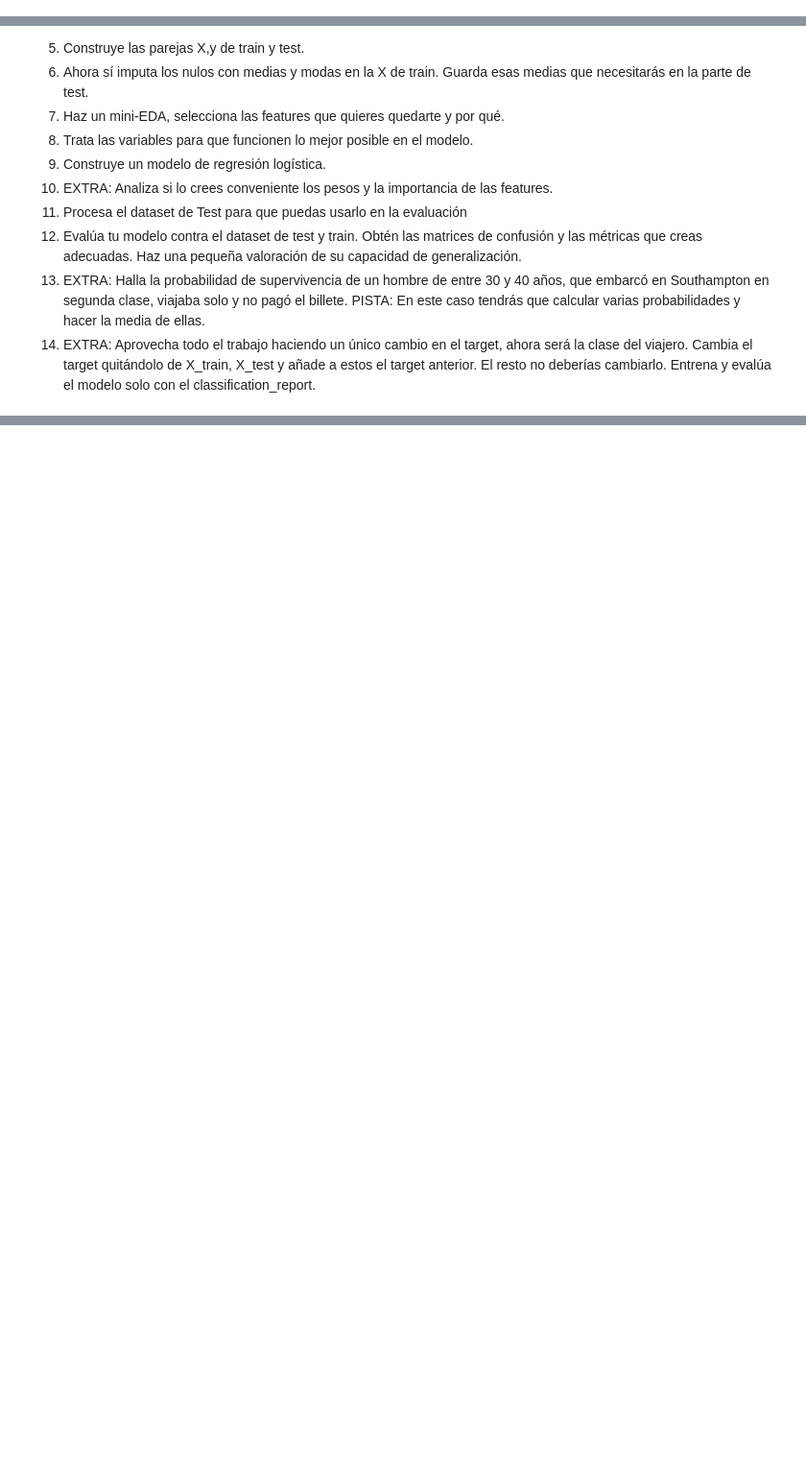
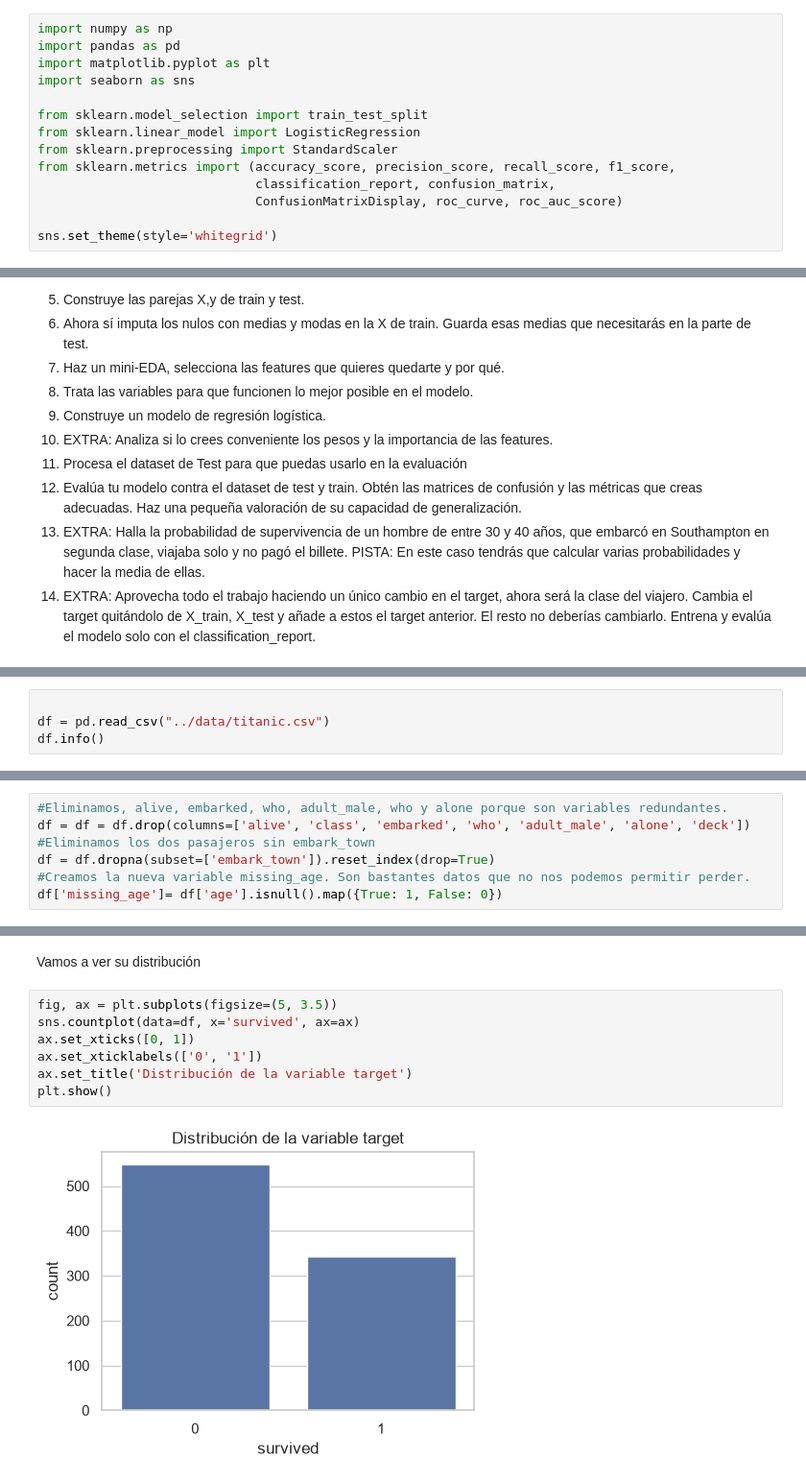
Before and after one commit to jorgeshzhndz/DS-Repo-JorgeSanchez, a Jupyter notebook: 04_Machine_Learning/02_ML_Supervisado/03_Clasificacion_con_Regresion_Logistica/ejercicios/P01_Practica_Clasificacion_Regresion_Logistica.ipynb, the cells around one changed output, grey strips where cells are left out. Shown at 96% size. Saved outputs shown, nothing was run; the diff lists cells and outputs as text; blank space fills up the shorter version.

Commit message:
P01_Regresión_Logistica

```diff
--- a/04_Machine_Learning/02_ML_Supervisado/03_Clasificacion_con_Regresion_Logistica/ejercicios/P01_Practica_Clasificacion_Regresion_Logistica.ipynb
+++ b/04_Machine_Learning/02_ML_Supervisado/03_Clasificacion_con_Regresion_Logistica/ejercicios/P01_Practica_Clasificacion_Regresion_Logistica.ipynb
@@ -11,6 +11,20 @@
 ### Ejercicio 0
 # %% [markdown]
 Importa los paquetes y módulos que necesites a lo largo del notebook.
+# %%
+import numpy as np
+import pandas as pd
+import matplotlib.pyplot as plt
+import seaborn as sns
+
+from sklearn.model_selection import train_test_split
+from sklearn.linear_model import LogisticRegression
+from sklearn.preprocessing import StandardScaler
+from sklearn.metrics import (accuracy_score, precision_score, recall_score, f1_score,
+                             classification_report, confusion_matrix,
+                             ConfusionMatrixDisplay, roc_curve, roc_auc_score)
+
+sns.set_theme(style='whitegrid')
 # %% [markdown]
 ### Indicaciones
 
@@ -35,0 +52,4 @@ Los pasos para guiar el trabajo:
+# %%
+
+df = pd.read_csv("../data/titanic.csv")
+df.info()
@@ -35,0 +97,7 @@ Los pasos para guiar el trabajo:
+# %%
+#Eliminamos, alive, embarked, who, adult_male, who y alone porque son variables redundantes.
+df = df = df.drop(columns=['alive', 'class', 'embarked', 'who', 'adult_male', 'alone', 'deck'])
+#Eliminamos los dos pasajeros sin embark_town
+df = df.dropna(subset=['embark_town']).reset_index(drop=True)
+#Creamos la nueva variable missing_age. Son bastantes datos que no nos podemos permitir perder.
+df['missing_age']= df['age'].isnull().map({True: 1, False: 0})
@@ -35,0 +120,11 @@ Los pasos para guiar el trabajo:
+# %% [markdown]
+Vamos a ver su distribución
+# %%
+fig, ax = plt.subplots(figsize=(5, 3.5))
+sns.countplot(data=df, x='survived', ax=ax)
+ax.set_xticks([0, 1])
+ax.set_xticklabels(['0', '1'])
+ax.set_title('Distribución de la variable target')
+plt.show()
+# %% [output]
+[figure, added]
```
Also changed, not shown: parts of 17 cells of this notebook, 43 other files.
